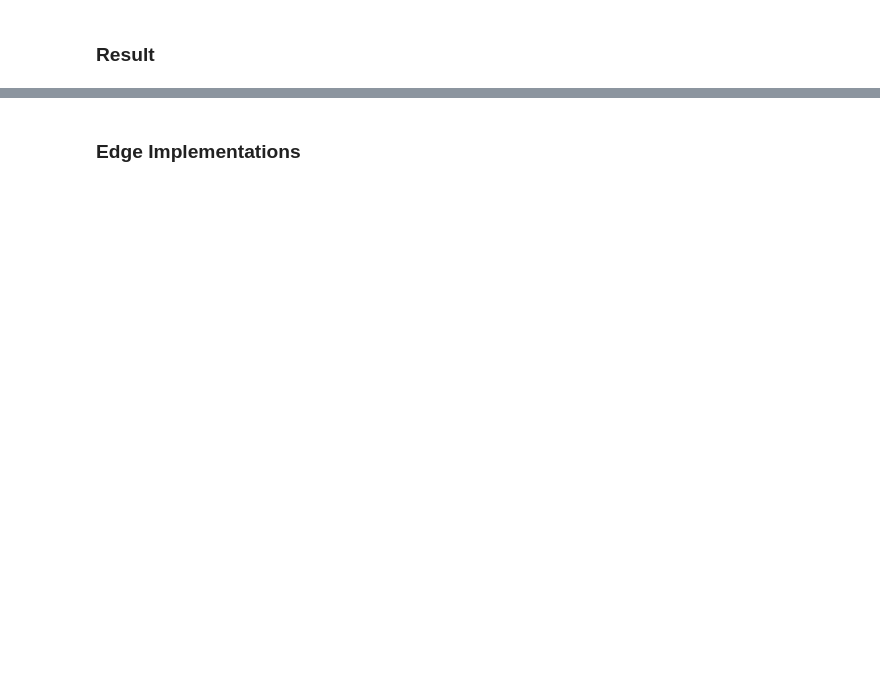
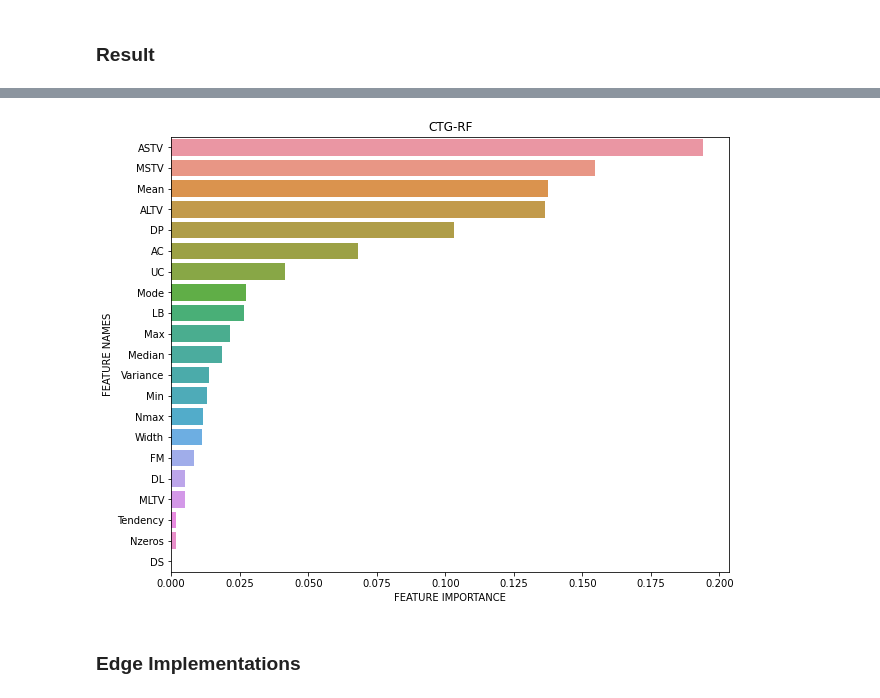
Before and after one commit to puja93/CTG_RF_ESP32, a Jupyter notebook: Model.ipynb, the cells around one changed output, grey strips where cells are left out. Drawn from its saved outputs; the diff is of its cells as text; code cells hidden in the pictures; blank space fills up the shorter version.

```diff
--- a/Model.ipynb
+++ b/Model.ipynb
@@ -78,26 +123,28 @@ ev_metrics.style.set_table_styles({
 # %%
 ###Feature Importance
 
 def plot_feature_importance(feature_importance,feature_names,title):
 
     #Create a DataFrame using a Dictionary
     data={'feature_names':feature_names,'feature_importance':feature_importance}
     df = pd.DataFrame(data)
 
     #Sort the DataFrame in order decreasing feature importance
     df.sort_values(by=['feature_importance'], ascending=False,inplace=True)
 
     #Define size of bar plot
     plt.figure(figsize=(10,8))
     #Plot Searborn bar chart
     sns.barplot(x=df['feature_importance'], y=df['feature_names'])
     #Add chart labels
     plt.title(title)
     plt.xlabel('FEATURE IMPORTANCE')
     plt.ylabel('FEATURE NAMES')
 
 #Show ranked feature importances
-plot_feature_importance(model.best_estimator_.feature_importances_,df.columns[:-1],'CTG-RF')
+plot_feature_importance(best_model.feature_importances_,df.columns[:-1],'CTG-RF')
+# %% [output]
+[figure, added]
 # %% [markdown]
 ### Edge Implementations
 # %%
```
Also changed, not shown: parts of 8 cells of this notebook, 2 other files.
